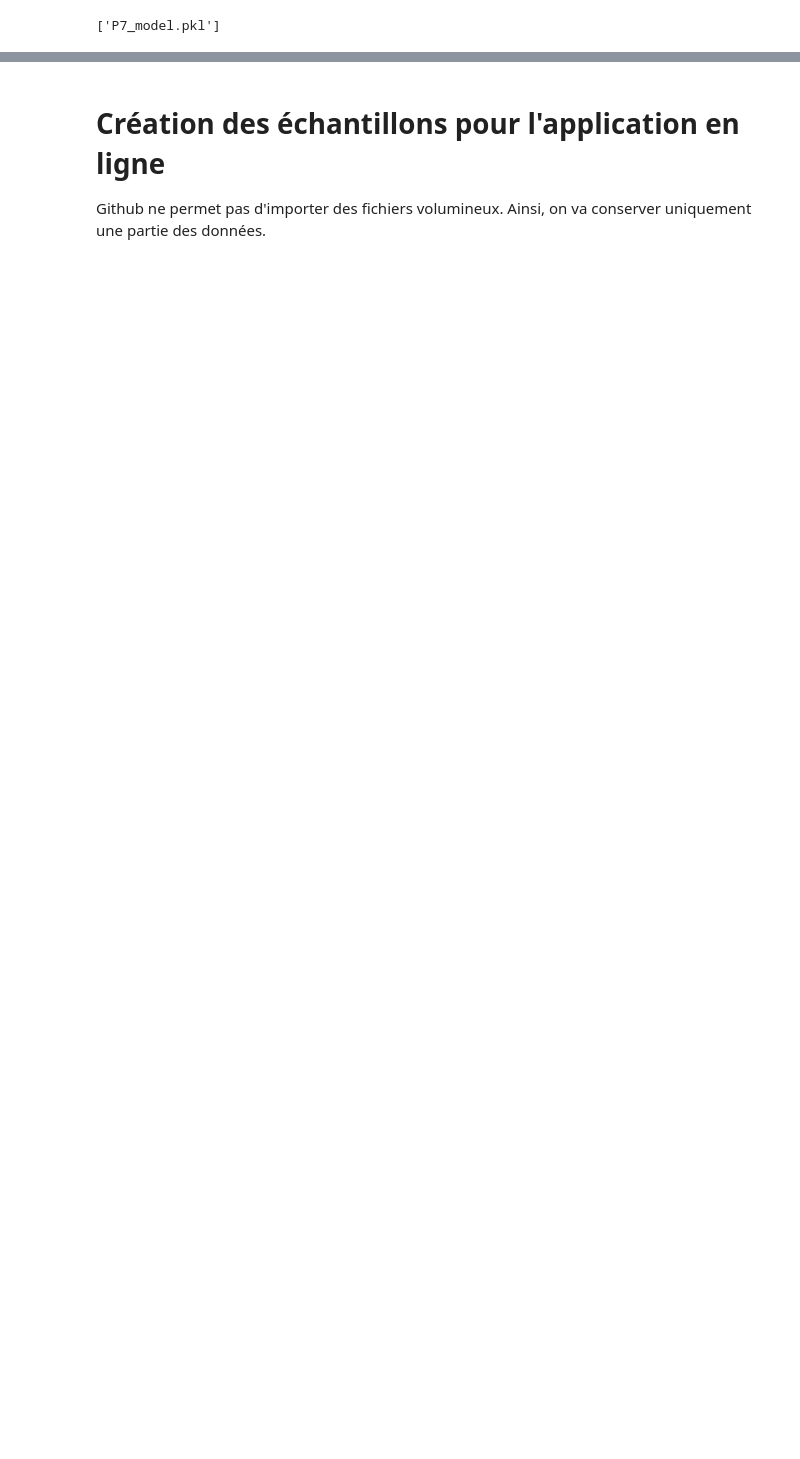
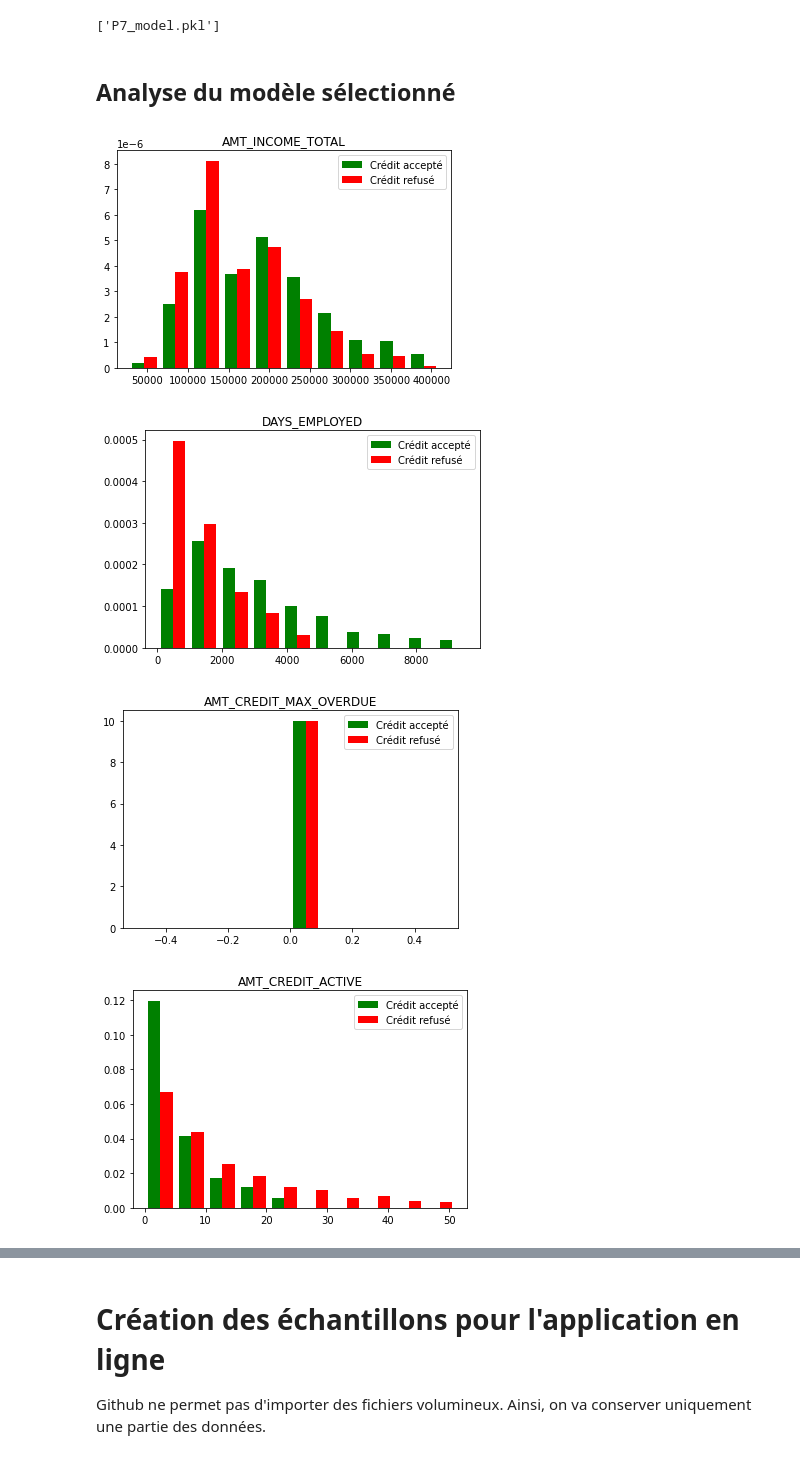
Before and after one commit to JeremieVerger/Projet-7-OC-J-r-mie-VERGER, a Jupyter notebook: Projet 7 - Exploration.ipynb, the cells around one changed output, grey strips where cells are left out. Cells and saved outputs as stored; diff of their text form; code cells hidden in the pictures; blank space fills up the shorter version.

Commit message:
Modifications finales : réentrainement et analyse du modèle dans le notebook, ajouts d'informations dans le document READ ME

```diff
--- a/Projet 7 - Exploration.ipynb
+++ b/Projet 7 - Exploration.ipynb
@@ -1586,3 +1586,5 @@ import joblib
 joblib.dump(LM, 'P7_model.pkl')
 # %% [output]
 ['P7_model.pkl']
+# %% [markdown]
+## Analyse du modèle sélectionné
@@ -1588,0 +1625,25 @@ joblib.dump(LM, 'P7_model.pkl')
+# %%
+# on recalcule le résultat et les probablités pour le modèle sélectionné
+
+y_pred = LM.predict(X)
+probas = LM.predict_proba(X)
+data_test["Prédiction"] = y_pred
+data_test["Probabilité"] = probas[:,1]
+
+# on compare en premier les variables numériques, en revenant aux variables d'origine:
+
+for var_num in ['AMT_INCOME_TOTAL','DAYS_EMPLOYED','AMT_CREDIT_MAX_OVERDUE','AMT_CREDIT_ACTIVE','AMT_REST_TO_PAY'] :
+    colors = ['green','red']
+    x = data_test[data_test["Prédiction"]==0][var_num]
+    x = x[~is_outlier(x)]
+    y = data_test[data_test["Prédiction"]==1][var_num]
+    y = y[~is_outlier(y)]
+    fig, ax = plt.subplots()
+    ax.hist([x, y], label=['Crédit accepté', 'Crédit refusé'], color=colors, density=True)
+    ax.set_title(var_num)
+    ax.legend(loc='upper right')
+# %% [output]
+[figure, added]
+[figure, added]
+[figure, added]
+[figure, added]
```
Also changed, not shown: parts of 15 cells of this notebook, 2 other files.
